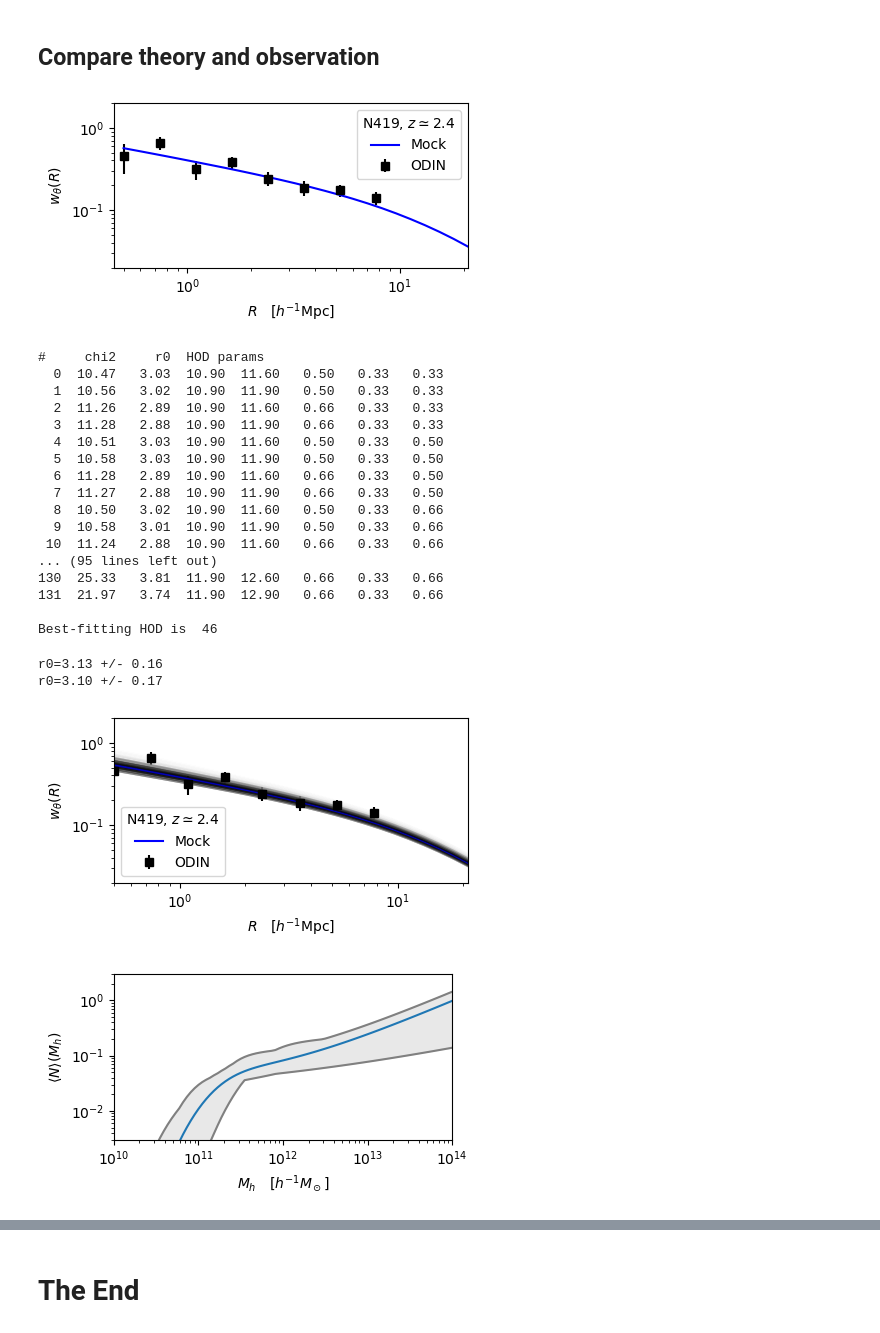
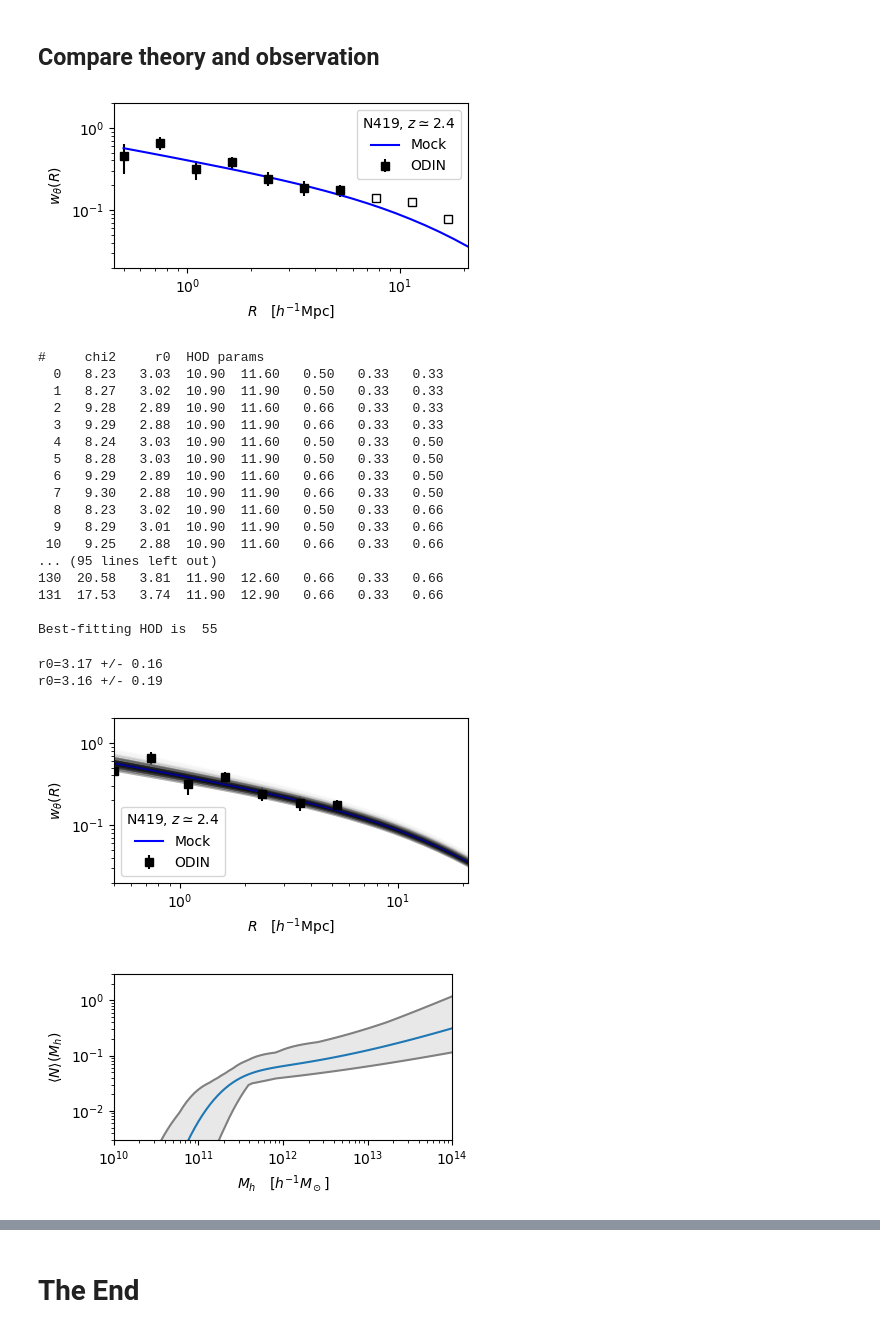
Before and after one commit to martinjameswhite/AnalyzeLAE, a Jupyter notebook: odin/CheckData_N419.ipynb, the cells around one changed output, grey strips where cells are left out. Cells and saved outputs as stored; diff of their text form; code cells hidden in the pictures.

```diff
--- a/odin/CheckData_N419.ipynb
+++ b/odin/CheckData_N419.ipynb
@@ -274,9 +274,11 @@ print("Sampling fraction ",fsamp)
 # %% [output]
 Sampling fraction  0.0387
 # %%
-rval,wx = rval[:-2],wx[:-2]
+excl_rval,excl_wx = rval[-3:],wx[-3:]
+#
+rval,wx = rval[:-3],wx[:-3]
 Ndof    = rval.size
-cov     = cov[:-2,:-2]
+cov     = cov[:-3,:-3]
 err     = np.sqrt(np.diag(cov))
 cinv    = np.linalg.inv(cov)
 # %% [markdown]
@@ -322,23 +324,24 @@ with open('odin_s{:d}_'.format(selection)+fname+'_mod.json','w') as fout:
 # %%
 fig,ax = plt.subplots(1,1,figsize=(4.5,2.5))
 #
 ax.errorbar(rval,wx,yerr=err,fmt='s',color='k',label=r'ODIN')
+ax.plot(excl_rval,excl_wx,'s',color='k',mfc='None')
 ax.plot(Rs,wofR,'b-',label=r'Mock')
 #
 ax.legend(title=filter_name+', $z\simeq {:.1f}$'.format((zrange[0]+zrange[1])/2.))
 #
 ax.set_xscale('log')
 ax.set_yscale('log')
 ax.set_xlim(0.45,21)
 ax.set_ylim(0.02, 2)
 ax.set_xlabel(r'$R\quad [h^{-1}{\rm Mpc}]$')
 ax.set_ylabel(r'$w_\theta(R)$')
 #
 plt.tight_layout()
 plt.savefig('odin_s{:d}_'.format(selection)+fname+'_wR.png')
 plt.savefig('odin_s{:d}_'.format(selection)+fname+'_wR.pdf')
 # %% [output]
-[figure, old version]
+[figure, new version]
 # %%
 # Now we can compute chi^2 for each HOD model
 # a print those that are "reasonable fits".
@@ -365,22 +368,22 @@ minhod = np.argmin(clst)
 print("\nBest-fitting HOD is ",minhod)
 # %% [output]
 #     chi2     r0  HOD params
-  0  10.47   3.03  10.90  11.60   0.50   0.33   0.33
-  1  10.56   3.02  10.90  11.90   0.50   0.33   0.33
-  2  11.26   2.89  10.90  11.60   0.66   0.33   0.33
-  3  11.28   2.88  10.90  11.90   0.66   0.33   0.33
-  4  10.51   3.03  10.90  11.60   0.50   0.33   0.50
-  5  10.58   3.03  10.90  11.90   0.50   0.33   0.50
-  6  11.28   2.89  10.90  11.60   0.66   0.33   0.50
-  7  11.27   2.88  10.90  11.90   0.66   0.33   0.50
-  8  10.50   3.02  10.90  11.60   0.50   0.33   0.66
-  9  10.58   3.01  10.90  11.90   0.50   0.33   0.66
- 10  11.24   2.88  10.90  11.60   0.66   0.33   0.66
+  0   8.23   3.03  10.90  11.60   0.50   0.33   0.33
+  1   8.27   3.02  10.90  11.90   0.50   0.33   0.33
+  2   9.28   2.89  10.90  11.60   0.66   0.33   0.33
+  3   9.29   2.88  10.90  11.90   0.66   0.33   0.33
+  4   8.24   3.03  10.90  11.60   0.50   0.33   0.50
+  5   8.28   3.03  10.90  11.90   0.50   0.33   0.50
+  6   9.29   2.89  10.90  11.60   0.66   0.33   0.50
+  7   9.30   2.88  10.90  11.90   0.66   0.33   0.50
+  8   8.23   3.02  10.90  11.60   0.50   0.33   0.66
+  9   8.29   3.01  10.90  11.90   0.50   0.33   0.66
+ 10   9.25   2.88  10.90  11.60   0.66   0.33   0.66
 ... (95 lines left out)
-130  25.33   3.81  11.90  12.60   0.66   0.33   0.66
-131  21.97   3.74  11.90  12.90   0.66   0.33   0.66
+130  20.58   3.81  11.90  12.60   0.66   0.33   0.66
+131  17.53   3.74  11.90  12.90   0.66   0.33   0.66
 
-Best-fitting HOD is  46
+Best-fitting HOD is  55
 # %%
 # Work out the mean and std.dev. for r0.
 prob  = np.exp(-0.5*(clst-Ndof))
@@ -393,8 +396,8 @@ r0avg = rlst[minhod]
 r0err = np.max(rlst[(clst<clst[minhod]+1)&(rlst>r0avg)])-r0avg
 print("r0={:.2f} +/- {:.2f}".format(r0avg,r0err))
 # %% [output]
-r0=3.13 +/- 0.16
-r0=3.10 +/- 0.17
+r0=3.17 +/- 0.16
+r0=3.16 +/- 0.19
 # %%
 # Look at the models, color-coded by goodness-of-fit.
 fig,ax = plt.subplots(1,1,figsize=(4.5,2.5))
@@ -422,7 +425,7 @@ plt.tight_layout()
 ##plt.savefig('odin_p{:d}_'.format(selection)+fname+'_wR.png')
 ##plt.savefig('odin_p{:d}_'.format(selection)+fname+'_wR.pdf')
 # %% [output]
-[figure, old version]
+[figure, new version]
 # %%
 # Plot the HODs, shaded by goodness-of-fit.
 fig,ax = plt.subplots(1,1,figsize=(4.5,2.5))
@@ -465,7 +468,7 @@ plt.tight_layout()
 plt.savefig('odin_s{:d}_'.format(selection)+fname+'_hod.png')
 plt.savefig('odin_s{:d}_'.format(selection)+fname+'_hod.pdf')
 # %% [output]
-[figure, old version]
+[figure, new version]
 # %%
 # Look at how chi^2 and r0 are correlated.
 fig,ax = plt.subplots(1,1,figsize=(6,3.25))
```
Also changed, not shown: parts of 1 cell of this notebook.
